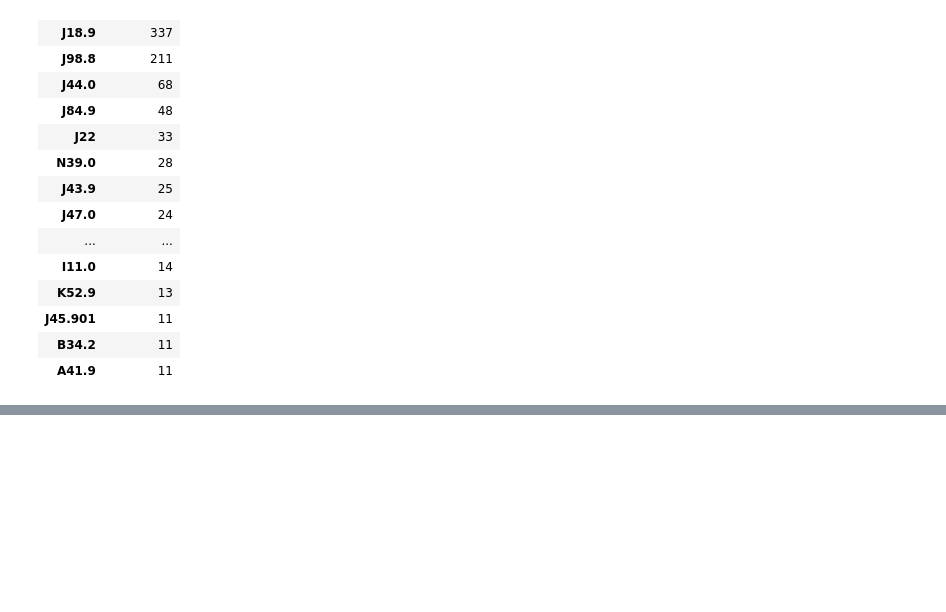
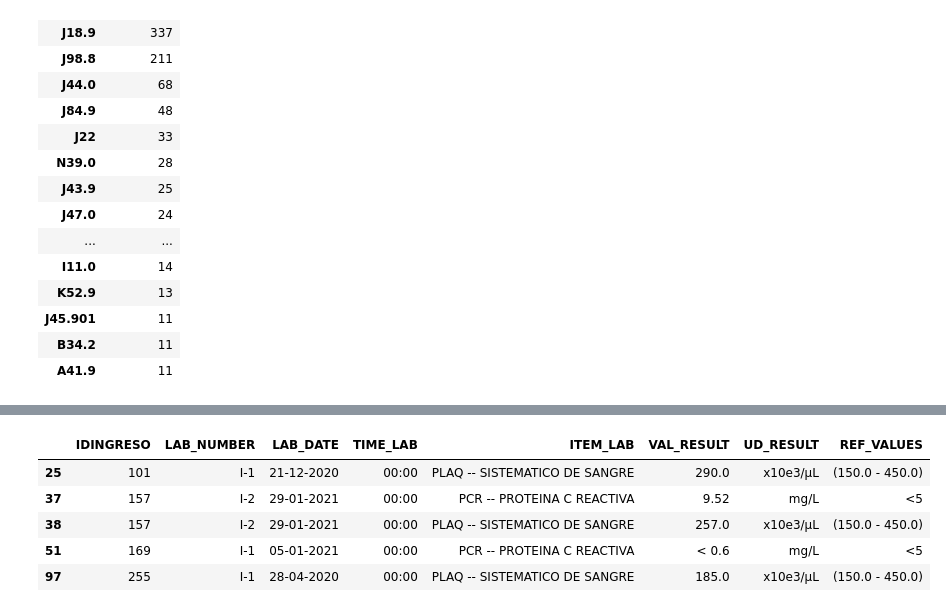
Before and after one commit to KarinWiberg/AI_in_Healthcare_Hackathon_COVID_Prediction, a Jupyter notebook: initial-explorative-analysis.ipynb, the cells around one changed output, grey strips where cells are left out. Saved outputs shown, nothing was run; the diff lists cells and outputs as text; code cells hidden in the pictures; blank space fills up the shorter version.

```diff
--- a/initial-explorative-analysis.ipynb
+++ b/initial-explorative-analysis.ipynb
@@ -346,0 +350,30 @@ b'Skipping line 394825: expected 8 fields, saw 11\nSkipping line 398215: expecte
+# %%
+# Lab tests
+suggested_tests = ['PCR -- PROTEINA C REACTIVA',
+                 'LIN -- Linfocitos',
+                 'DD -- DIMERO D',
+                 'PLAQCIT -- PLAQUETAS EN CITRATO',
+                 'CREA -- CREATININA']
+
+# Relevant lab tests
+present_tests = []
+
+for i in data16.ITEM_LAB.unique():
+    if 'PCR -- PROTEINA C REACTIVA' in i:
+        present_tests.append(i)
+
+    if 'LIN -- S' in i:
+        present_tests.append(i)
+
+    if 'DD -- D' in i:
+        present_tests.append(i)
+
+    if 'PLAQ -- S' in i:
+        #print(i)
+        present_tests.append(i)
+
+    if 'CREA -- CR' in i: # CK -- C
+        print(i)
+        present_tests.append(i)
+
+print(present_tests)
@@ -346,0 +383,13 @@ b'Skipping line 394825: expected 8 fields, saw 11\nSkipping line 398215: expecte
+# %%
+# Filter df to include only relevant lab tests
+
+cond0 = data16.ITEM_LAB == present_tests[0]
+cond1 = data16.ITEM_LAB == present_tests[1]
+cond2 = data16.ITEM_LAB == present_tests[2]
+cond3 = data16.ITEM_LAB == present_tests[3]
+cond4 = data16.ITEM_LAB == present_tests[4]
+allcond = cond0 | cond1
+
+#print(cond0.sum(), cond1.sum(), cond2.sum(), cond3.sum(), cond4.sum())
+lab_data = data16[allcond]
+lab_data.info()
@@ -346,0 +412,9 @@ b'Skipping line 394825: expected 8 fields, saw 11\nSkipping line 398215: expecte
+# %%
+lab_data.head()
+# %% [output]
+|  | IDINGRESO | LAB_NUMBER | LAB_DATE | TIME_LAB | ITEM_LAB | VAL_RESULT | UD_RESULT | REF_VALUES |
+| 25 | 101 | I-1 | 21-12-2020 | 00:00 | PLAQ -- SISTEMATICO DE SANGRE | 290.0 | x10e3/µL | (150.0 - 450.0) |
+| 37 | 157 | I-2 | 29-01-2021 | 00:00 | PCR -- PROTEINA C REACTIVA | 9.52 | mg/L | <5 |
+| 38 | 157 | I-2 | 29-01-2021 | 00:00 | PLAQ -- SISTEMATICO DE SANGRE | 257.0 | x10e3/µL | (150.0 - 450.0) |
+| 51 | 169 | I-1 | 05-01-2021 | 00:00 | PCR -- PROTEINA C REACTIVA | < 0.6 | mg/L | <5 |
+| 97 | 255 | I-1 | 28-04-2020 | 00:00 | PLAQ -- SISTEMATICO DE SANGRE | 185.0 | x10e3/µL | (150.0 - 450.0) |
```
Also changed, not shown: parts of 12 cells of this notebook.
